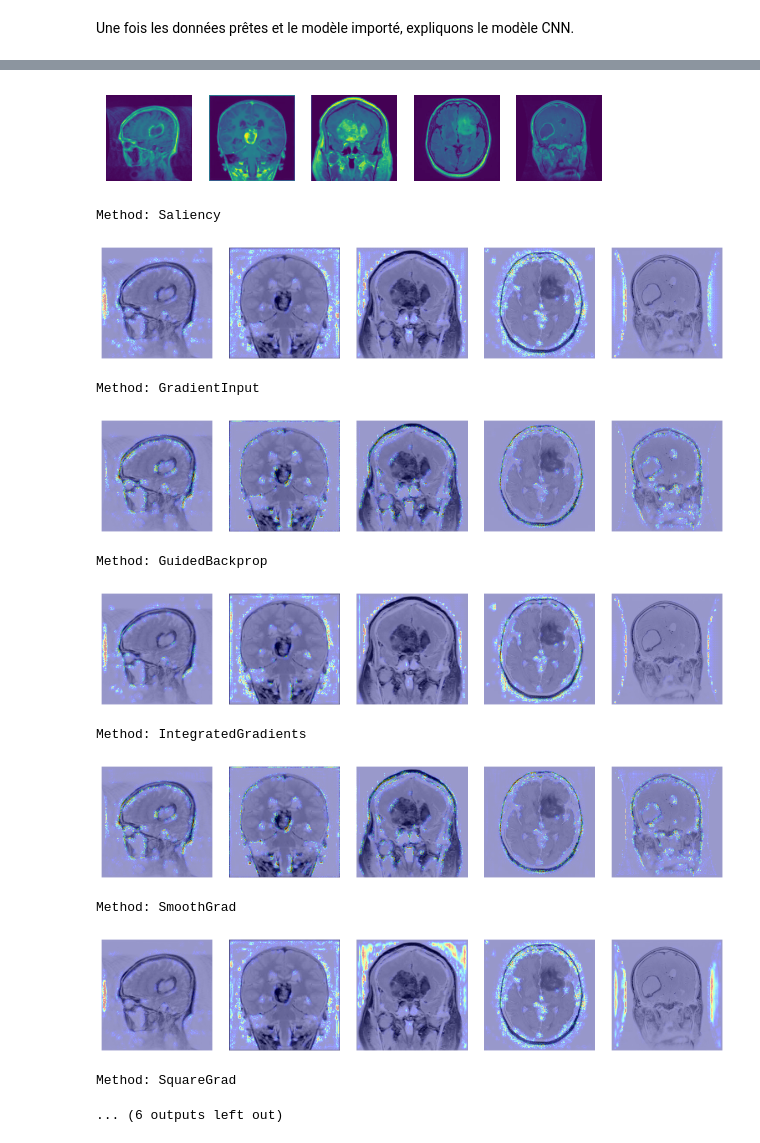
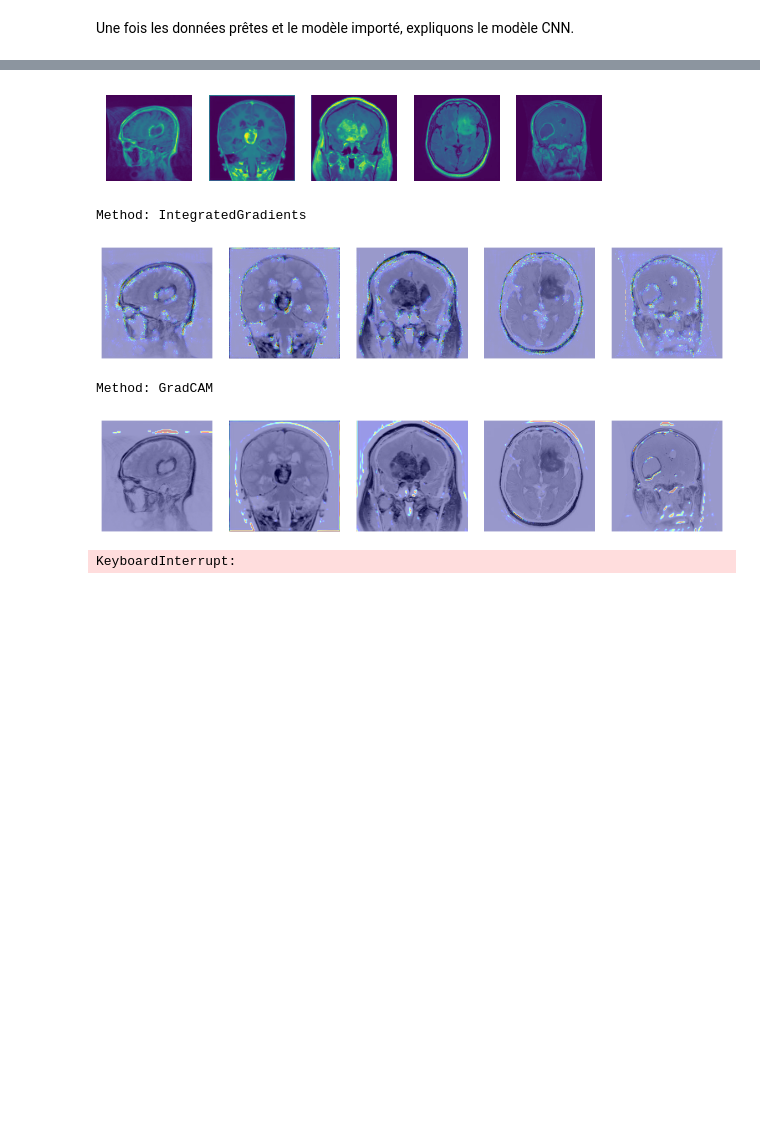
Before and after one commit to Lilyakhelid/Brain_tumor, a Jupyter notebook: results/explainability.ipynb, the cells around one changed output, grey strips where cells are left out. Drawn from its saved outputs; the diff is of its cells as text; code cells hidden in the pictures; blank space fills up the shorter version.

```diff
--- a/results/explainability.ipynb
+++ b/results/explainability.ipynb
@@ -102,54 +102,47 @@ from xplique.plots import plot_attributions
 # explaining the logits is to explain the class,
 # explaining the softmax is to explain why this class is more likely
 # it is therefore recommended to explain the logit
 model.layers[-1].activation = tf.keras.activations.linear
 batch_size = 64
 X = x_test[5:10]
 Y = y_test_cat[5:10]
 explainers = [
-             Saliency(model),
-             GradientInput(model),
-             GuidedBackprop(model),
+#             Saliency(model),
+#             GradientInput(model),
+#             GuidedBackprop(model),
              IntegratedGradients(model, steps=80, batch_size=batch_size),
-             SmoothGrad(model, nb_samples=80, batch_size=batch_size),
-             SquareGrad(model, nb_samples=80, batch_size=batch_size),
-             VarGrad(model, nb_samples=80, batch_size=batch_size),
+ #            SmoothGrad(model, nb_samples=80, batch_size=batch_size),
+ #            SquareGrad(model, nb_samples=80, batch_size=batch_size),
+#             VarGrad(model, nb_samples=80, batch_size=batch_size),
              GradCAM(model),
-             Occlusion(model, patch_size=10, patch_stride=5, batch_size=batch_size),
-             Rise(model, nb_samples=4000, batch_size=batch_size),
-             SobolAttributionMethod(model, batch_size=batch_size)
+#             Occlusion(model, patch_size=10, patch_stride=5, batch_size=batch_size),
+#             Rise(model, nb_samples=4000, batch_size=batch_size),
+#             SobolAttributionMethod(model, batch_size=batch_size)
              # Lime(model, nb_samples = 1000),
              # KernelShap(model, nb_samples = 1000)
 ]
 for i in range(len(X)):
     plt.subplot(1, len(X), i + 1)
     plt.imshow(X[i])  # Afficher l'image d'origine
  #   plt.imshow(explanations[i], cmap="jet", alpha=0.5)  # Superposer l'attribution
     plt.axis('off')
 plt.show()
 for explainer in explainers:
 
   explanations = explainer(X, Y)
 
   print(f"Method: {explainer.__class__.__name__}")
   plot_attributions(explanations, X, img_size=2., cmap='jet', alpha=0.4,
                     cols=len(X), absolute_value=True, clip_percentile=0.5)
   plt.show()
   print("\n")
 # %% [output]
 [figure]
-Method: Saliency
+Method: IntegratedGradients
-[figure, old version]
+[figure, new version]
-Method: GradientInput
+Method: GradCAM
-[figure, old version]
+[figure, new version]
-Method: GuidedBackprop
+KeyboardInterrupt:
-[figure, removed]
-Method: IntegratedGradients
-[figure, removed]
-Method: SmoothGrad
-[figure, removed]
-Method: SquareGrad
-... (6 outputs left out)
 # %%
 # la taille des images de base sont 32*32, donc c pas ouf
 #nos données devrait bien marcher dessus a voir
```
Also changed, not shown: parts of 1 cell of this notebook, 6 other files.
